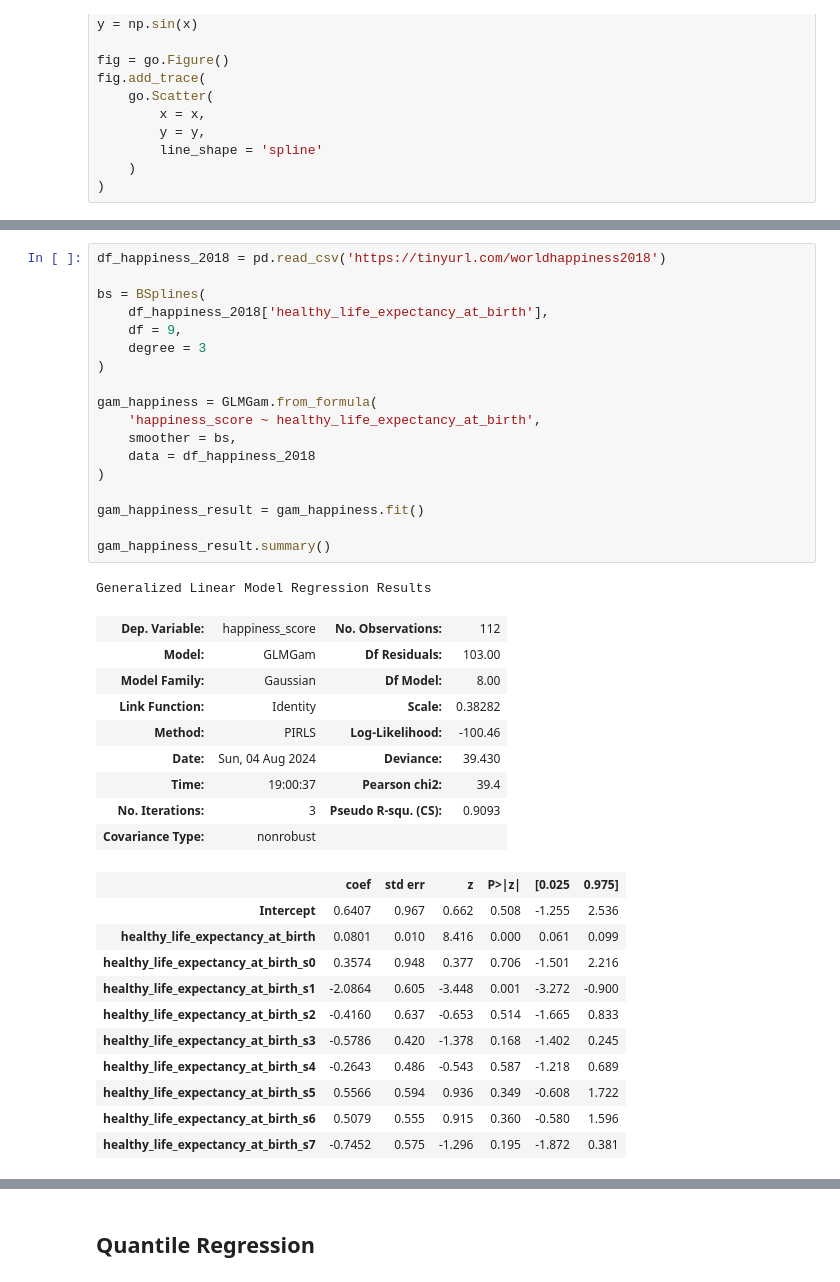
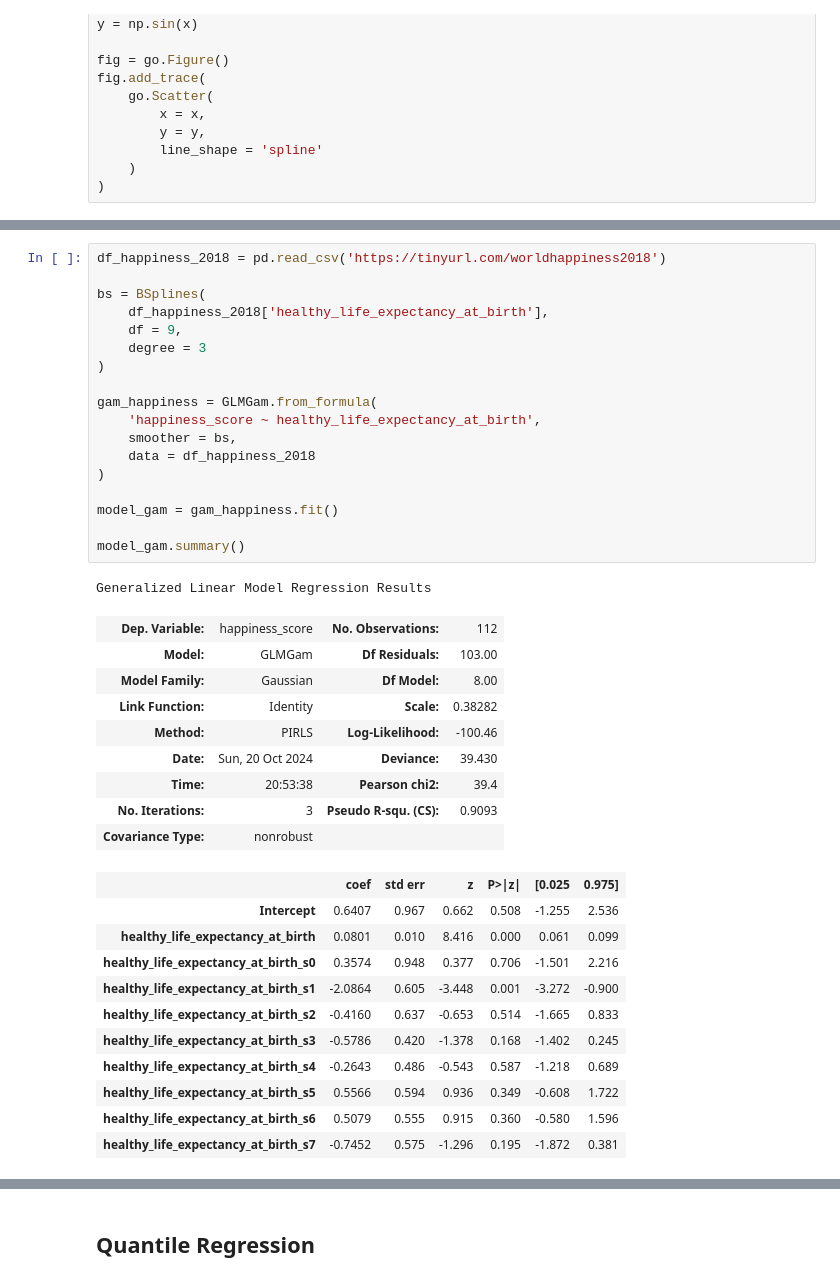
Before and after one commit to m-clark/book-of-models, a Jupyter notebook: chapter-notebooks/python_chapter_notebooks/extending_the_linear_model.ipynb, the cells around one changed output, grey strips where cells are left out. Cells and saved outputs as stored; diff of their text form.

```diff
--- a/chapter-notebooks/python_chapter_notebooks/extending_the_linear_model.ipynb
+++ b/chapter-notebooks/python_chapter_notebooks/extending_the_linear_model.ipynb
@@ -141,30 +151,30 @@ fig.add_trace(
 # %%
 df_happiness_2018 = pd.read_csv('https://tinyurl.com/worldhappiness2018')
 
 bs = BSplines(
     df_happiness_2018['healthy_life_expectancy_at_birth'],
     df = 9,
     degree = 3
 )
 
 gam_happiness = GLMGam.from_formula(
     'happiness_score ~ healthy_life_expectancy_at_birth',
     smoother = bs,
     data = df_happiness_2018
 )
 
-gam_happiness_result = gam_happiness.fit()
+model_gam = gam_happiness.fit()
 
-gam_happiness_result.summary()
+model_gam.summary()
 # %% [output]
 Generalized Linear Model Regression Results
 | Dep. Variable: | happiness_score | No. Observations: | 112 |
 | Model: | GLMGam | Df Residuals: | 103.00 |
 | Model Family: | Gaussian | Df Model: | 8.00 |
 | Link Function: | Identity | Scale: | 0.38282 |
 | Method: | PIRLS | Log-Likelihood: | -100.46 |
-| Date: | Sun, 04 Aug 2024 | Deviance: | 39.430 |
-| Time: | 19:00:37 | Pearson chi2: | 39.4 |
+| Date: | Sun, 20 Oct 2024 | Deviance: | 39.430 |
+| Time: | 20:53:38 | Pearson chi2: | 39.4 |
 | No. Iterations: | 3 | Pseudo R-squ. (CS): | 0.9093 |
 | Covariance Type: | nonrobust |  |  |
 |  | coef | std err | z | P>|z| | [0.025 | 0.975] |
```
Also changed, not shown: parts of 12 cells of this notebook, 2 other files.
